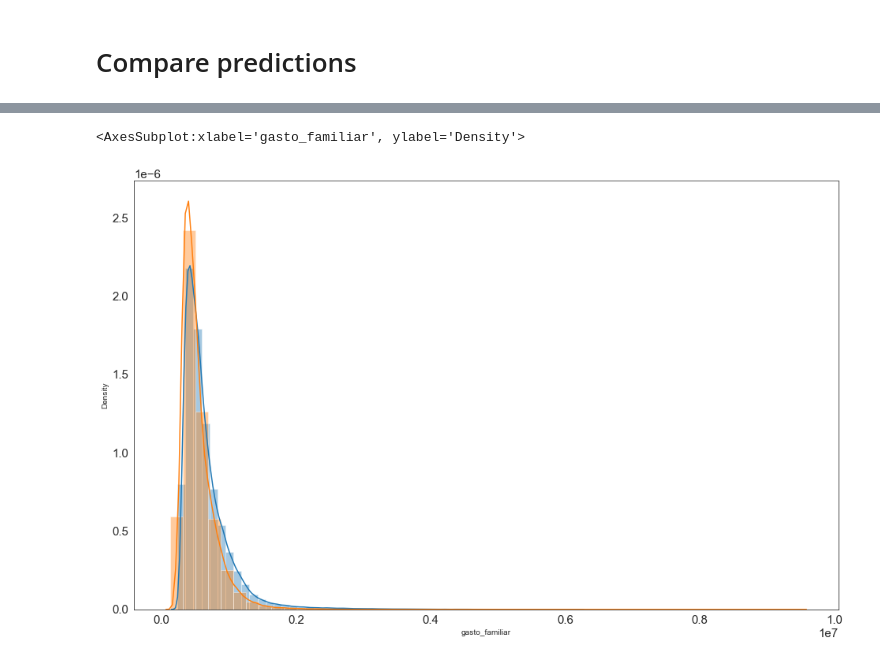
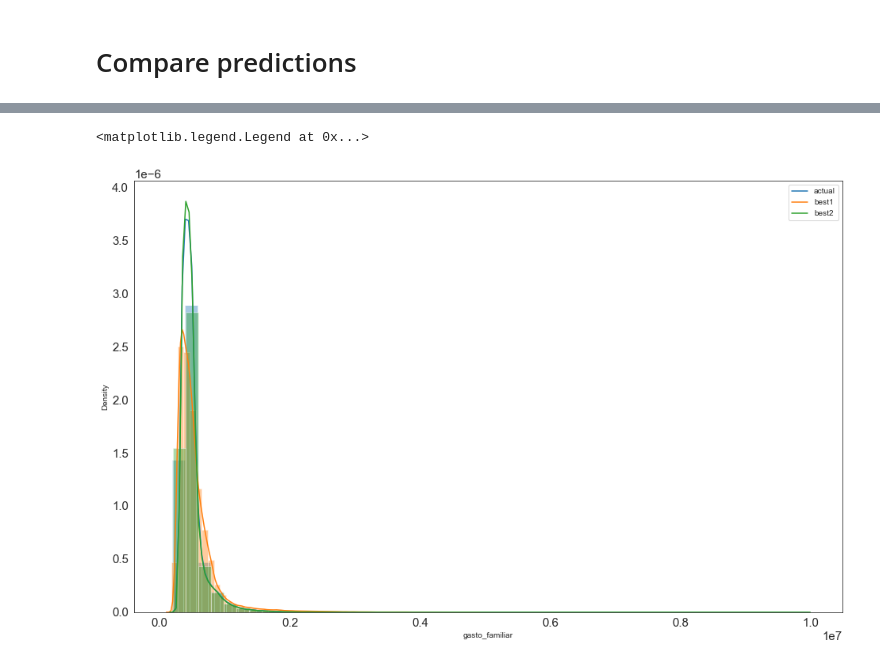
Before and after one commit to abdala9512/bc-dataton, a Jupyter notebook: notebooks/data_exploration_miguel.ipynb, the cells around one changed output, grey strips where cells are left out. Cells and saved outputs as stored; diff of their text form; code cells hidden in the pictures.

```diff
--- a/notebooks/data_exploration_miguel.ipynb
+++ b/notebooks/data_exploration_miguel.ipynb
@@ -708,6 +718,14 @@ Periodo 202011:
 # %%
 predictions_list = []
 for model in models:
-    final_predictions_xgb=np.expm1(model.predict(test_df_modeling.modeling_dataframe[feature_cols]))
-    predictions_list.append(final_predictions_xgb)
+    final_predictions_xgb=np.expm1(model[0].predict(test_df_modeling.modeling_dataframe[feature_cols]))
+    final_predictions_elastic=np.expm1(model[1].predict(test_df_modeling.modeling_dataframe[feature_cols]))
+    final_predictions_lasso=np.expm1(model[2].predict(test_df_modeling.modeling_dataframe[feature_cols]))
+    final_predictions_ridge=np.expm1(model[3].predict(test_df_modeling.modeling_dataframe[feature_cols]))
+    final_predictions_catboost=np.expm1(model[4].predict(test_df_modeling.modeling_dataframe[feature_cols]))
+
+    final_prediction=final_predictions_xgb*0.3+final_predictions_elastic*0.1 +final_predictions_lasso*0.1 +\
+                       final_predictions_ridge*0.2 + final_predictions_catboost*0.3
+
+    predictions_list.append(final_prediction)
 # %%
@@ -813,4 +836,24 @@ def objective(trial: Trial,X,y) -> float:
+# %%
+def objective(trial: Trial,X,y) -> float:
+
+    joblib.dump(study, 'study.pkl')
+
+    train_X,test_X,train_y,test_y = train_test_split(X, y, test_size = 0.3,random_state = 101)
+
+    param = {
+            "alpha": trial.suggest_loguniform("alpha", 0.01, 100),
+            "l1_ratio": trial.suggest_loguniform("l1_ratio", 0.01, 1)
+            }
+    model = ElasticNet(**param)
+
+    model.fit(train_X,train_y)
+
+    #kfold = KFold(n_splits=5, random_state=101, shuffle=True)
+    #results = cross_val_score(model, X, y, cv=kfold)
+    predictions = model.predict(test_X)
+
+    return mean_absolute_percentage_error(predictions,test_y)
 # %%
 study = optuna.create_study(direction='minimize',sampler=TPESampler())
-study.optimize(lambda trial : objective(trial,X,y),n_trials= 50)
+study.optimize(lambda trial : objective(trial,X,y),n_trials= 100)
 # %% [output]
@@ -1154,4 +1197,5 @@ Length: 8545, dtype: float64
 # %% [markdown]
 # Compare predictions
 # %%
-best_submission = pd.read_csv("submission_underground XGBOOST + GLM.csv")
+best_submission = pd.read_csv("submission_underground XGboost + ElasticNET.csv")
+best_submission_2 =  pd.read_csv("submission_underground XGBoost+17meses+Boxcox+Log.csv")
@@ -1172,9 +1202,12 @@ best_submission = pd.read_csv("submission_underground XGBOOST + GLM.csv")
 # %%
 sns.distplot(submission['gasto_familiar'])
 #sns.distplot(fe_dataframe.modeling_dataframe['gasto_familiar'])
 
+sns.distplot(best_submission_2[best_submission_2['gasto_familiar'] < 10000000]['gasto_familiar'])
 sns.distplot(best_submission[best_submission['gasto_familiar'] < 10000000]['gasto_familiar'])
+
+plt.legend(['actual', 'best1', 'best2'])
 # %% [output]
-<AxesSubplot:xlabel='gasto_familiar', ylabel='Density'>
+<matplotlib.legend.Legend at 0x...>
-[figure, old version]
+[figure, new version]
 # %%
```
Also changed, not shown: parts of 48 cells of this notebook.
